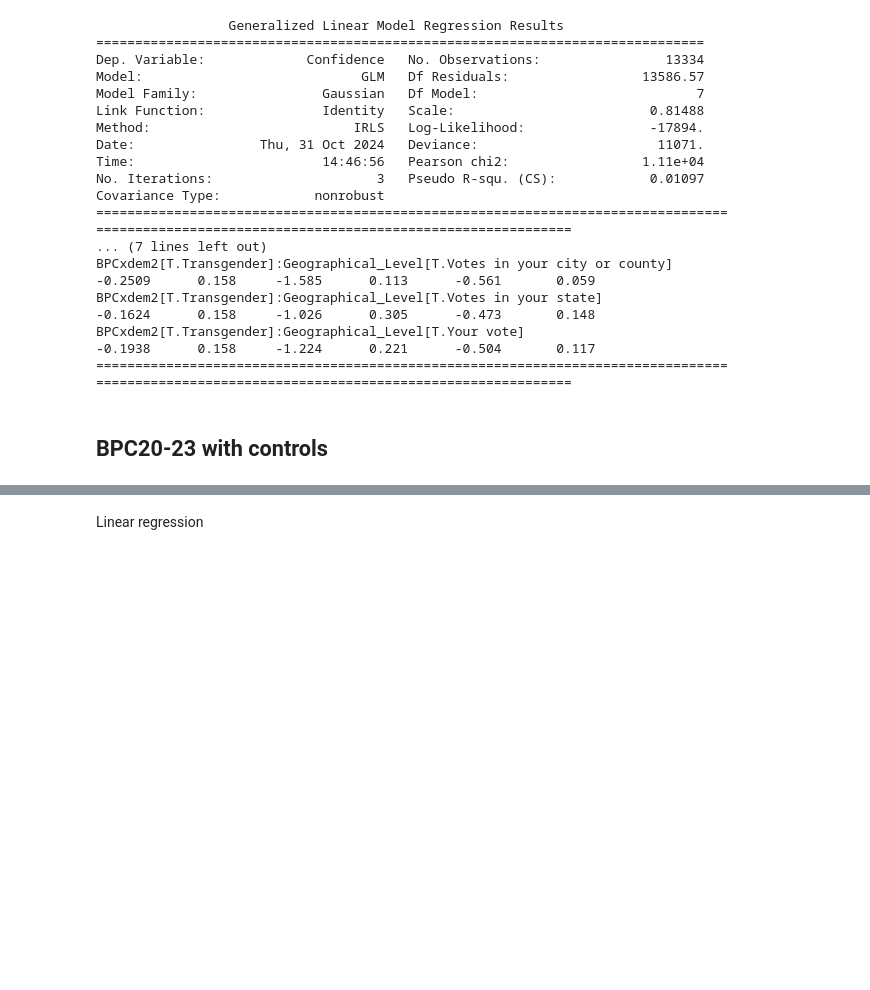
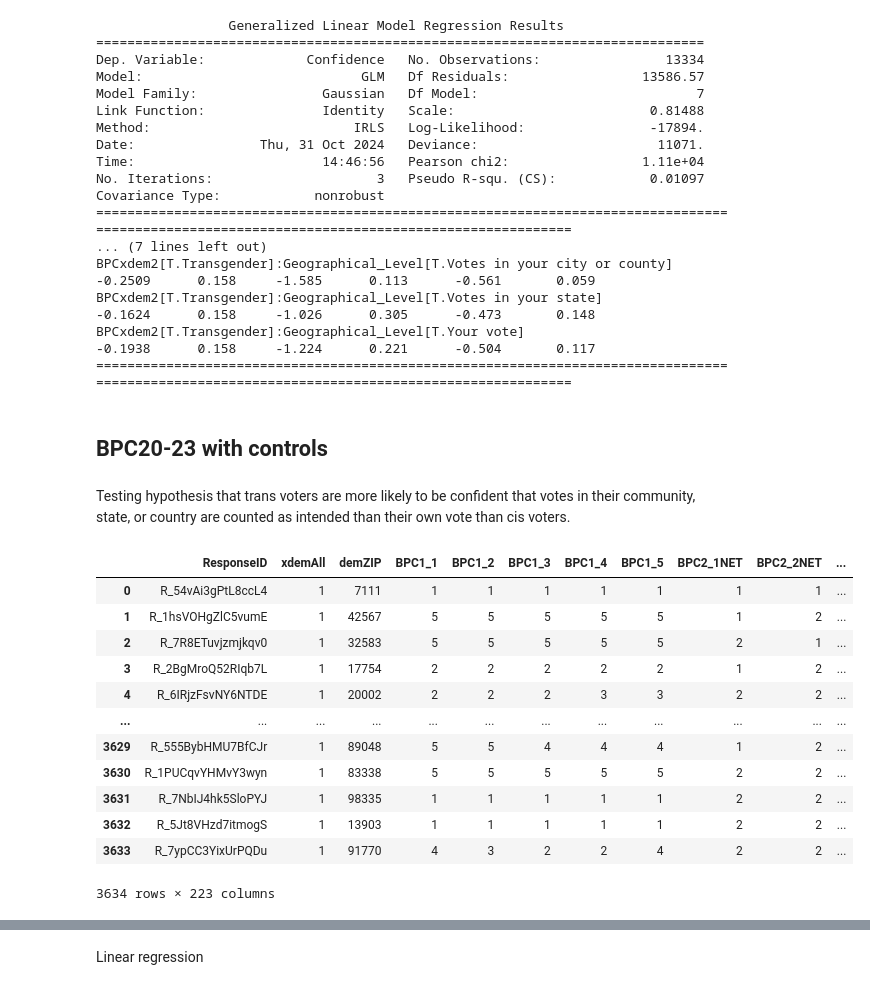
Before and after one commit to Bipartisan-Policy-Center/bpc-election-information-surveys, a Jupyter notebook: 2024/statistical_tests.ipynb, the cells around one changed output, grey strips where cells are left out. Saved outputs shown, nothing was run; the diff lists cells and outputs as text; code cells hidden in the pictures; blank space fills up the shorter version.

Commit message:
binary dep test

```diff
--- a/2024/statistical_tests.ipynb
+++ b/2024/statistical_tests.ipynb
@@ -184,3 +201,63 @@ BPCxdem2[T.Transgender]:Geographical_Level[T.Your vote]                       -0
 ==============================================================================================================================================
 # %% [markdown]
 ## BPC20-23 with controls
+# %% [markdown]
+Testing hypothesis that trans voters are more likely to be confident that votes in their community, state, or country are counted as intended than their own vote than cis voters.
+# %%
+# Apply the binary condition to the specified columns
+data['your_vote_bin'] = data.apply(
+    # binary variable: not confident in own vote, but confident at vote at other levels
+    lambda row: 1 if (row['BPC20'] in [3, 4] and # NOT confident that own vote counted as intended
+                      (row['BPC21'] in [1, 2] or row['BPC22'] in [1, 2] or row['BPC23'] in [1, 2])) else 0, # confident that vote in county, state, or country counted as intended
+    axis=1
+)
+
+data_bin = data
+
+# Map BPCxdem2 to meaningful labels
+data_bin['BPCxdem2'] = data_bin['BPCxdem2'].map({1: 'Transgender', 2: 'Cisgender'}).astype('category')
+
+# Replace values in xdemWhite, xeduc3, and xdemInc3 columns with descriptive names
+data_bin['xdemWhite'] = data_bin['xdemWhite'].map({1: 'White', 0: 'Non-White'})
+
+data_bin['xeduc3'] = data_bin['xeduc3'].map({
+    1: 'less_college',
+    2: 'bach',
+    3: 'postgrad'
+})
+
+data_bin['xdemInc3'] = data_bin['xdemInc3'].map({
+    1: 'income_less50',
+    2: 'income_50to100',
+    3: 'income_over100k'
+})
+
+data_bin['xpid3'] = data_bin['xpid3'].map({
+    1: 'dem',
+    2: 'ind',
+    3: 'rep'
+})
+
+
+# Creating dummy variables for xeduc3 and xdemInc3
+data_bin = pd.get_dummies(data_bin, columns=['xeduc3', 'xdemInc3','xpid3'], drop_first=False)
+
+
+# drop baselines
+data_bin = data_bin.drop(['xeduc3_less_college','xpid3_rep','xdemInc3_income_less50'],axis=1)
+
+data_bin
+# %% [output]
+|  | ResponseID | xdemAll | demZIP | BPC1_1 | BPC1_2 | BPC1_3 | BPC1_4 | BPC1_5 | BPC2_1NET | BPC2_2NET | ... |
+| 0 | R_54vAi3gPtL8ccL4 | 1 | 7111 | 1 | 1 | 1 | 1 | 1 | 1 | 1 | ... |
+| 1 | R_1hsVOHgZlC5vumE | 1 | 42567 | 5 | 5 | 5 | 5 | 5 | 1 | 2 | ... |
+| 2 | R_7R8ETuvjzmjkqv0 | 1 | 32583 | 5 | 5 | 5 | 5 | 5 | 2 | 1 | ... |
+| 3 | R_2BgMroQ52RIqb7L | 1 | 17754 | 2 | 2 | 2 | 2 | 2 | 1 | 2 | ... |
+| 4 | R_6IRjzFsvNY6NTDE | 1 | 20002 | 2 | 2 | 2 | 3 | 3 | 2 | 2 | ... |
+| ... | ... | ... | ... | ... | ... | ... | ... | ... | ... | ... | ... |
+| 3629 | R_555BybHMU7BfCJr | 1 | 89048 | 5 | 5 | 4 | 4 | 4 | 1 | 2 | ... |
+| 3630 | R_1PUCqvYHMvY3wyn | 1 | 83338 | 5 | 5 | 5 | 5 | 5 | 2 | 2 | ... |
+| 3631 | R_7NbIJ4hk5SloPYJ | 1 | 98335 | 1 | 1 | 1 | 1 | 1 | 2 | 2 | ... |
+| 3632 | R_5Jt8VHzd7itmogS | 1 | 13903 | 1 | 1 | 1 | 1 | 1 | 2 | 2 | ... |
+| 3633 | R_7ypCC3YixUrPQDu | 1 | 91770 | 4 | 3 | 2 | 2 | 4 | 2 | 2 | ... |
+3634 rows × 223 columns
```
Also changed, not shown: parts of 5 cells of this notebook.
